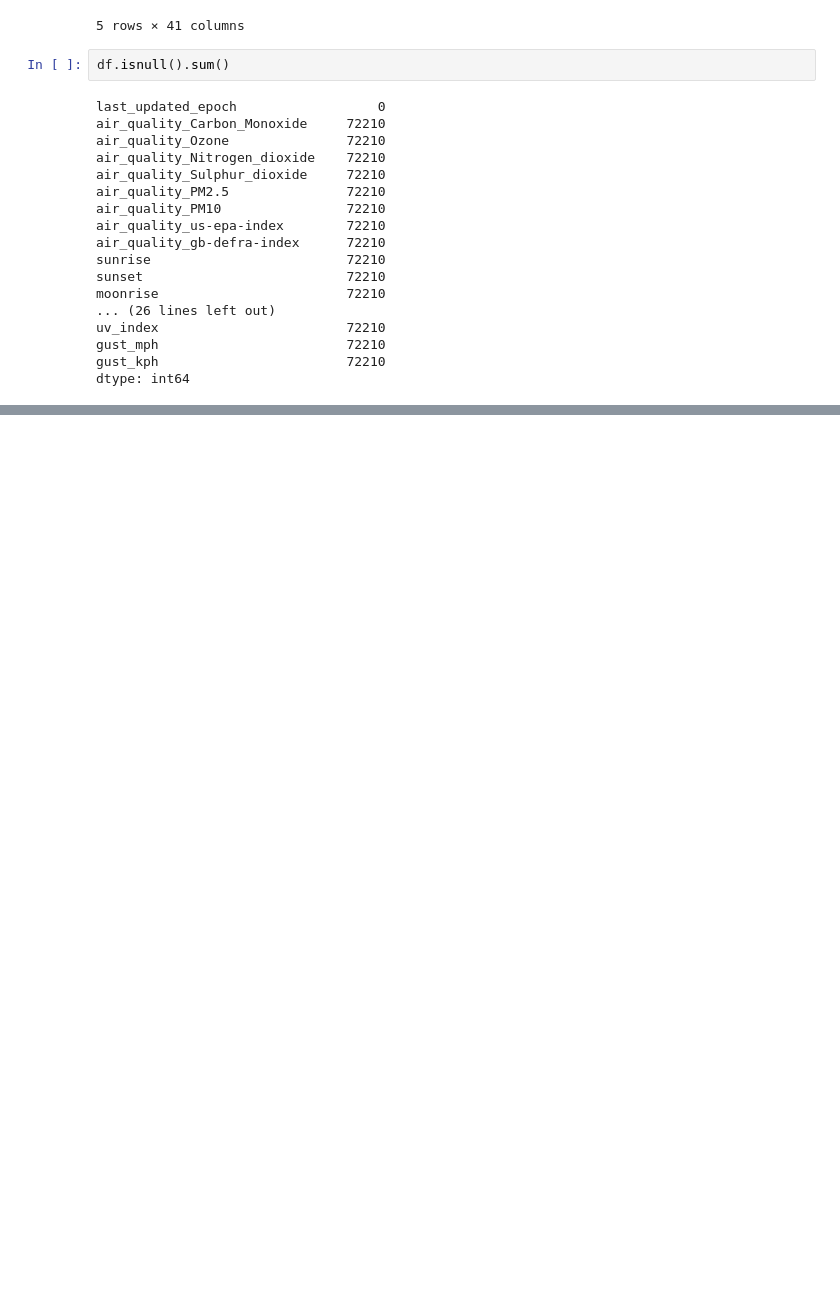
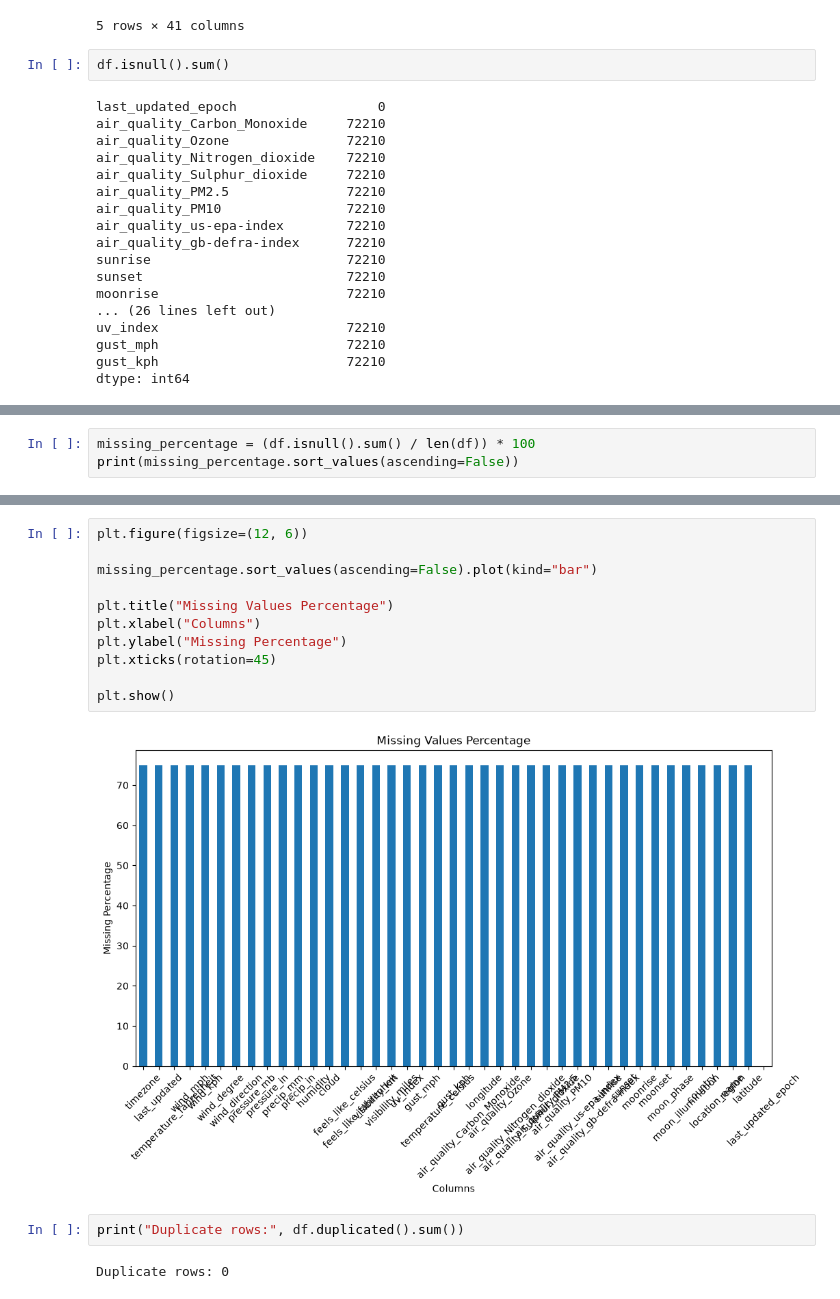
Before and after one commit to bhavyaanand2101-coder/Machine_Learning_SEM_3, a Jupyter notebook: Unit_1/Week_3/Day_1/1.ipynb, the cells around one changed output, grey strips where cells are left out. Cells and saved outputs as stored; diff of their text form; blank space fills up the shorter version.

```diff
--- a/Unit_1/Week_3/Day_1/1.ipynb
+++ b/Unit_1/Week_3/Day_1/1.ipynb
@@ -212,0 +307,3 @@ dtype: int64
+# %%
+missing_percentage = (df.isnull().sum() / len(df)) * 100
+print(missing_percentage.sort_values(ascending=False))
@@ -212,0 +328,17 @@ dtype: int64
+# %%
+plt.figure(figsize=(12, 6))
+
+missing_percentage.sort_values(ascending=False).plot(kind="bar")
+
+plt.title("Missing Values Percentage")
+plt.xlabel("Columns")
+plt.ylabel("Missing Percentage")
+plt.xticks(rotation=45)
+
+plt.show()
+# %% [output]
+[figure, added]
+# %%
+print("Duplicate rows:", df.duplicated().sum())
+# %% [output]
+Duplicate rows: 0
```
Also changed, not shown: parts of 31 cells of this notebook.
